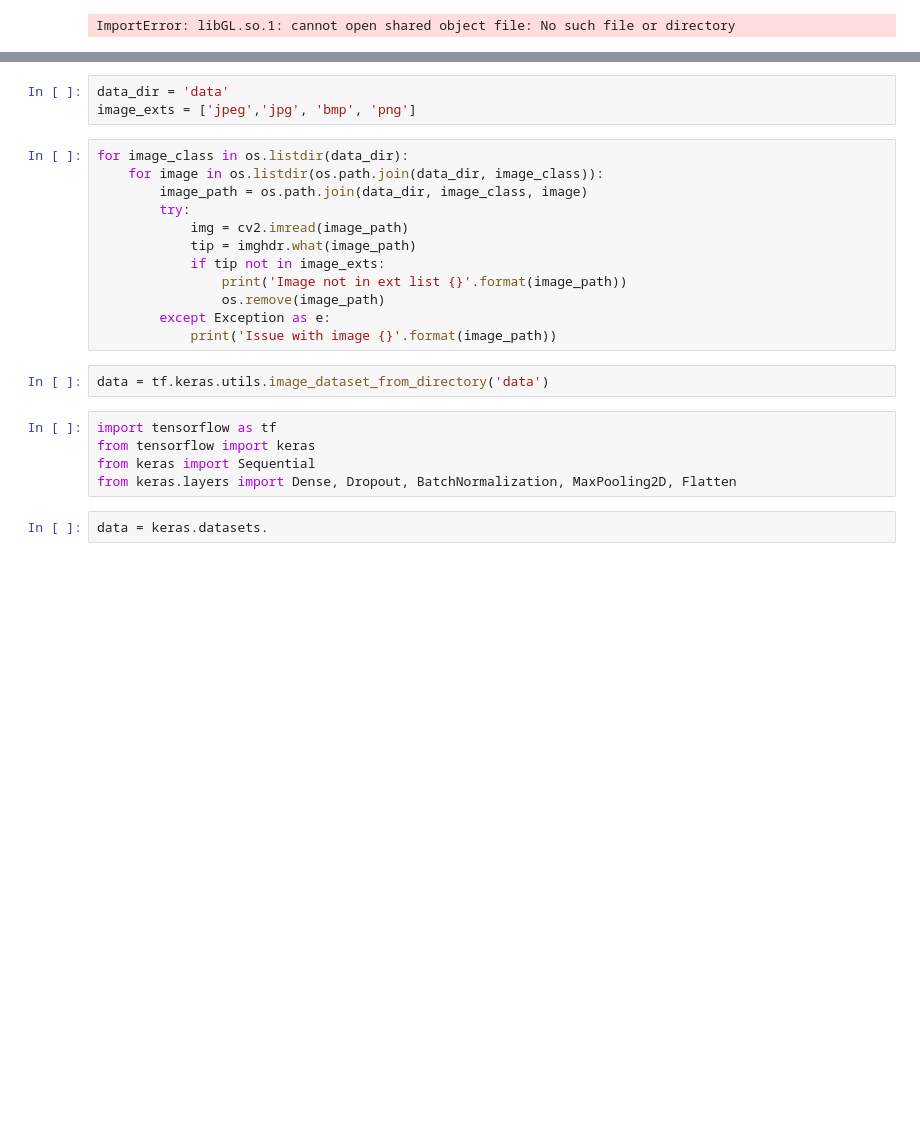
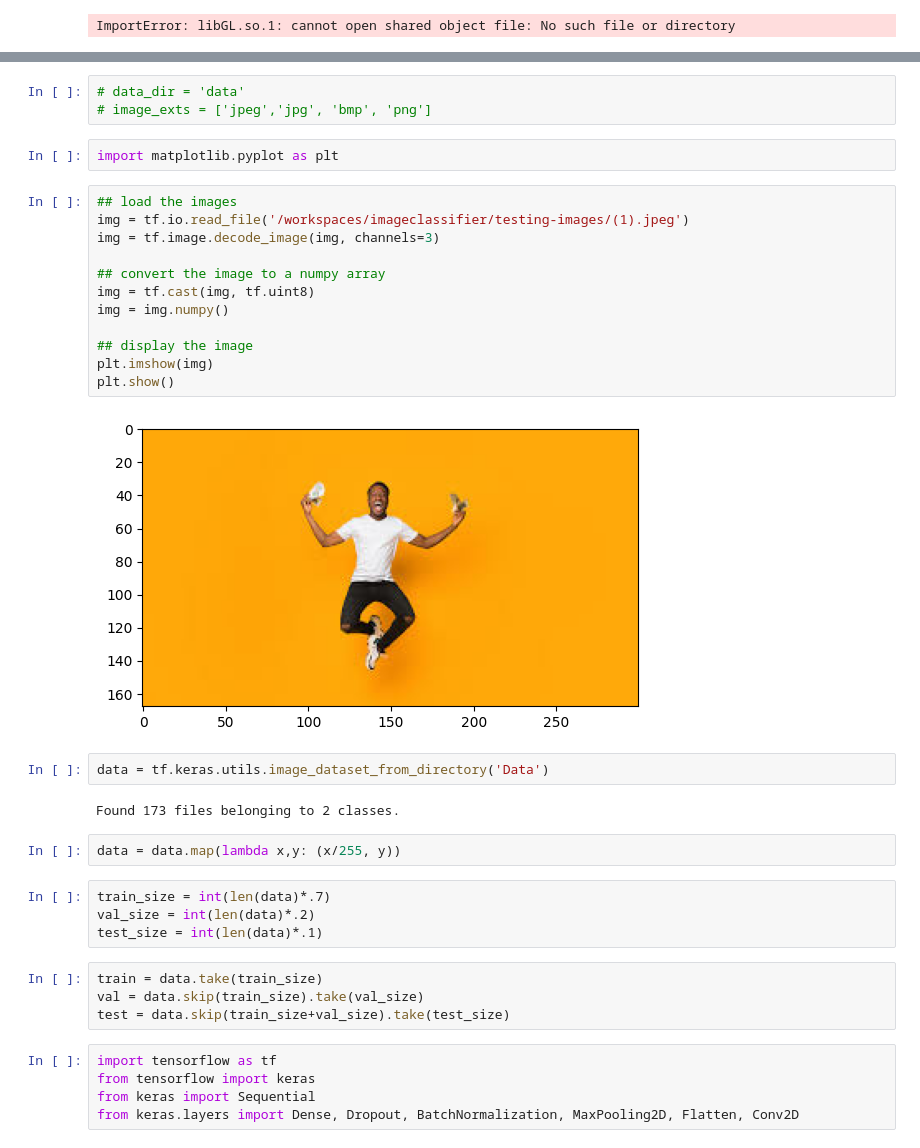
Before and after one commit to Kamaljit12/imageclassifier, a Jupyter notebook: analysis.ipynb, the cells around one changed output, grey strips where cells are left out. Saved outputs shown, nothing was run; the diff lists cells and outputs as text; blank space fills up the shorter version.

```diff
--- a/analysis.ipynb
+++ b/analysis.ipynb
@@ -38,24 +37,38 @@ NameError: name 'cv2' is not defined
 # %%
-data_dir = 'data'
-image_exts = ['jpeg','jpg', 'bmp', 'png']
+# data_dir = 'data'
+# image_exts = ['jpeg','jpg', 'bmp', 'png']
-# %%
-for image_class in os.listdir(data_dir):
-    for image in os.listdir(os.path.join(data_dir, image_class)):
-        image_path = os.path.join(data_dir, image_class, image)
-        try:
-            img = cv2.imread(image_path)
-            tip = imghdr.what(image_path)
-            if tip not in image_exts:
-                print('Image not in ext list {}'.format(image_path))
-                os.remove(image_path)
-        except Exception as e:
-            print('Issue with image {}'.format(image_path))
+# %%
+import matplotlib.pyplot as plt
+# %%
+## load the images
+img = tf.io.read_file('/workspaces/imageclassifier/testing-images/(1).jpeg')
+img = tf.image.decode_image(img, channels=3)
+
+## convert the image to a numpy array
+img = tf.cast(img, tf.uint8)
+img = img.numpy()
+
+## display the image
+plt.imshow(img)
+plt.show()
+# %% [output]
+[figure, added]
 # %%
-data = tf.keras.utils.image_dataset_from_directory('data')
+data = tf.keras.utils.image_dataset_from_directory('Data')
+# %% [output]
+Found 173 files belonging to 2 classes.
+# %%
+data = data.map(lambda x,y: (x/255, y))
+# %%
+train_size = int(len(data)*.7)
+val_size = int(len(data)*.2)
+test_size = int(len(data)*.1)
+# %%
+train = data.take(train_size)
+val = data.skip(train_size).take(val_size)
+test = data.skip(train_size+val_size).take(test_size)
 # %%
 import tensorflow as tf
 from tensorflow import keras
 from keras import Sequential
-from keras.layers import Dense, Dropout, BatchNormalization, MaxPooling2D, Flatten
+from keras.layers import Dense, Dropout, BatchNormalization, MaxPooling2D, Flatten, Conv2D
-# %%
-data = keras.datasets.
```
Also changed, not shown: parts of 16 cells of this notebook.
